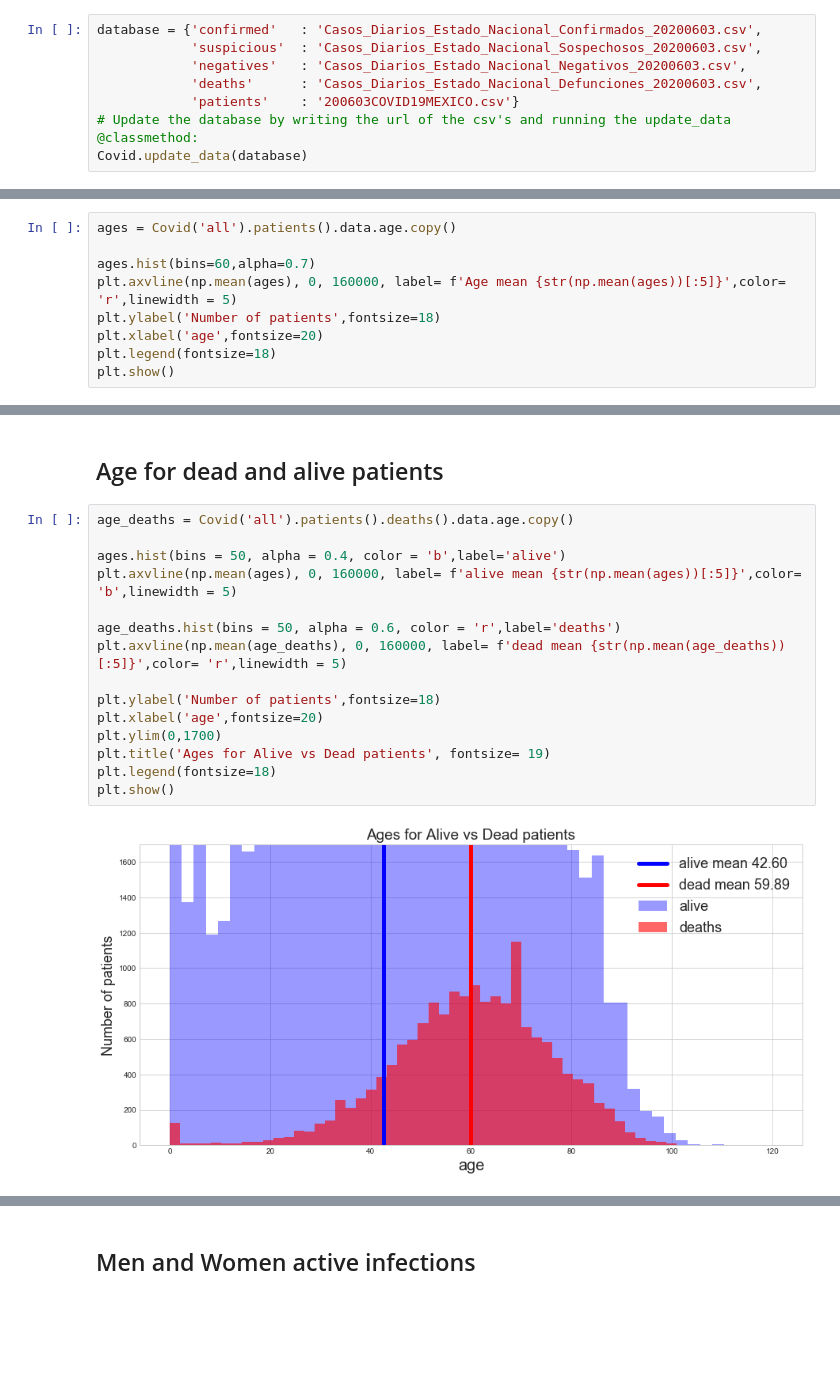
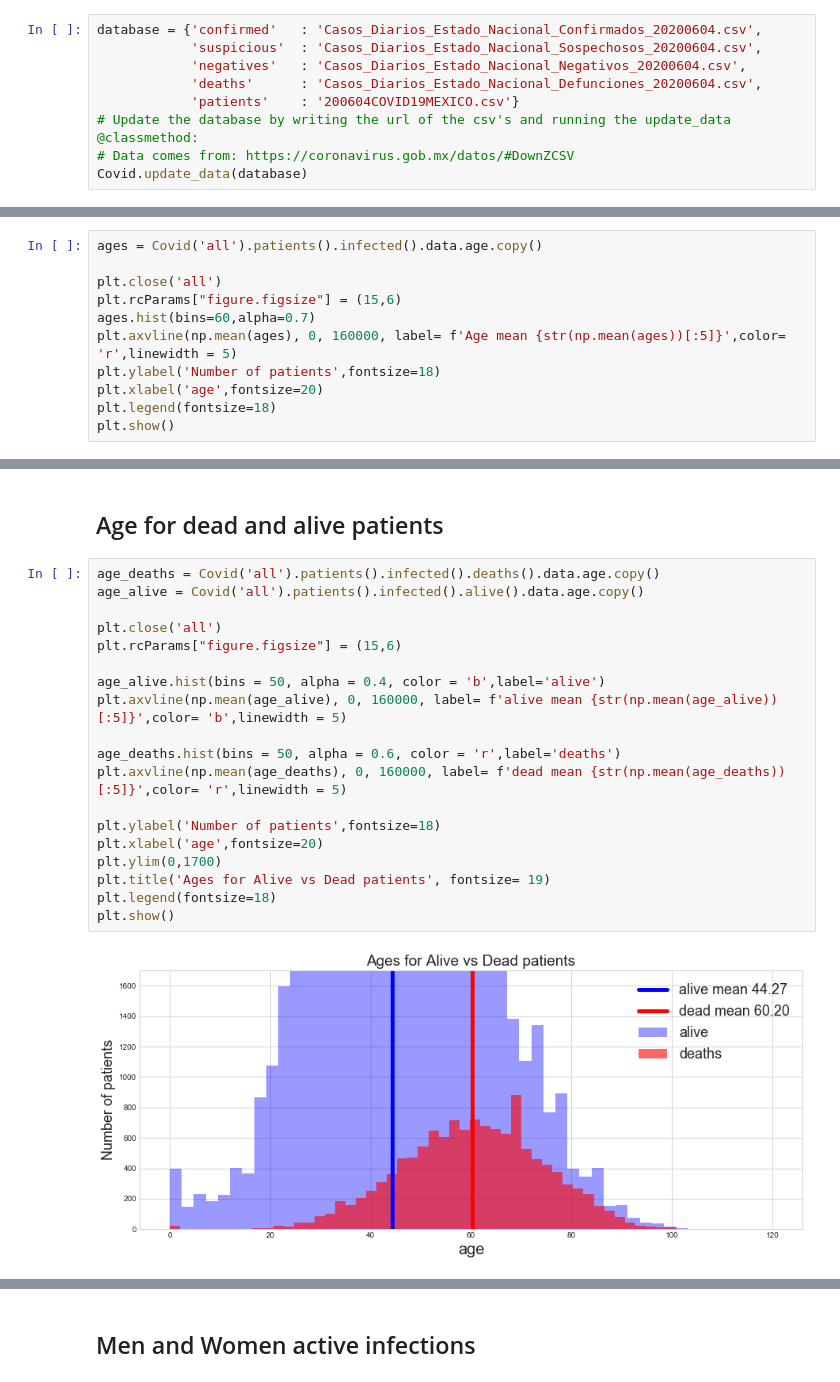
Before and after one commit to mesielepush/Covid19-Mexico-Data-Analysis-Jupyter-Notebook, a Jupyter notebook: MexicoCovidDescriptiveGeneral.ipynb, the cells around one changed output, grey strips where cells are left out. Cells and saved outputs as stored; diff of their text form; blank space fills up the shorter version.

```diff
--- a/MexicoCovidDescriptiveGeneral.ipynb
+++ b/MexicoCovidDescriptiveGeneral.ipynb
@@ -16,12 +16,13 @@ from collections import OrderedDict
 from Covid_suite import Covid
 from constants import *
 # %%
-database = {'confirmed'   : 'Casos_Diarios_Estado_Nacional_Confirmados_20200603.csv',
-            'suspicious'  : 'Casos_Diarios_Estado_Nacional_Sospechosos_20200603.csv',
-            'negatives'   : 'Casos_Diarios_Estado_Nacional_Negativos_20200603.csv',
-            'deaths'      : 'Casos_Diarios_Estado_Nacional_Defunciones_20200603.csv',
-            'patients'    : '200603COVID19MEXICO.csv'}
+database = {'confirmed'   : 'Casos_Diarios_Estado_Nacional_Confirmados_20200604.csv',
+            'suspicious'  : 'Casos_Diarios_Estado_Nacional_Sospechosos_20200604.csv',
+            'negatives'   : 'Casos_Diarios_Estado_Nacional_Negativos_20200604.csv',
+            'deaths'      : 'Casos_Diarios_Estado_Nacional_Defunciones_20200604.csv',
+            'patients'    : '200604COVID19MEXICO.csv'}
 # Update the database by writing the url of the csv's and running the update_data @classmethod:
+# Data comes from: https://coronavirus.gob.mx/datos/#DownZCSV
 Covid.update_data(database)
 # %% [markdown]
 # 1.- Frequencies
@@ -100,8 +101,10 @@ Covid('all').patients().sectors()
 # %% [markdown]
 ## Age for general population
 # %%
-ages = Covid('all').patients().data.age.copy()
+ages = Covid('all').patients().infected().data.age.copy()
 
+plt.close('all')
+plt.rcParams["figure.figsize"] = (15,6)
 ages.hist(bins=60,alpha=0.7)
 plt.axvline(np.mean(ages), 0, 160000, label= f'Age mean {str(np.mean(ages))[:5]}',color= 'r',linewidth = 5)
 plt.ylabel('Number of patients',fontsize=18)
@@ -113,19 +116,23 @@ plt.show()
 # %% [markdown]
 ## Age for dead and alive patients
 # %%
-age_deaths = Covid('all').patients().deaths().data.age.copy()
+age_deaths = Covid('all').patients().infected().deaths().data.age.copy()
+age_alive = Covid('all').patients().infected().alive().data.age.copy()
 
-ages.hist(bins = 50, alpha = 0.4, color = 'b',label='alive')
-plt.axvline(np.mean(ages), 0, 160000, label= f'alive mean {str(np.mean(ages))[:5]}',color= 'b',linewidth = 5)
+plt.close('all')
+plt.rcParams["figure.figsize"] = (15,6)
+
+age_alive.hist(bins = 50, alpha = 0.4, color = 'b',label='alive')
+plt.axvline(np.mean(age_alive), 0, 160000, label= f'alive mean {str(np.mean(age_alive))[:5]}',color= 'b',linewidth = 5)
 
 age_deaths.hist(bins = 50, alpha = 0.6, color = 'r',label='deaths')
 plt.axvline(np.mean(age_deaths), 0, 160000, label= f'dead mean {str(np.mean(age_deaths))[:5]}',color= 'r',linewidth = 5)
 
 plt.ylabel('Number of patients',fontsize=18)
 plt.xlabel('age',fontsize=20)
 plt.ylim(0,1700)
 plt.title('Ages for Alive vs Dead patients', fontsize= 19)
 plt.legend(fontsize=18)
 plt.show()
 # %% [output]
-[figure, old version]
+[figure, new version]
```
Also changed, not shown: parts of 160 cells of this notebook, 1 other file.
